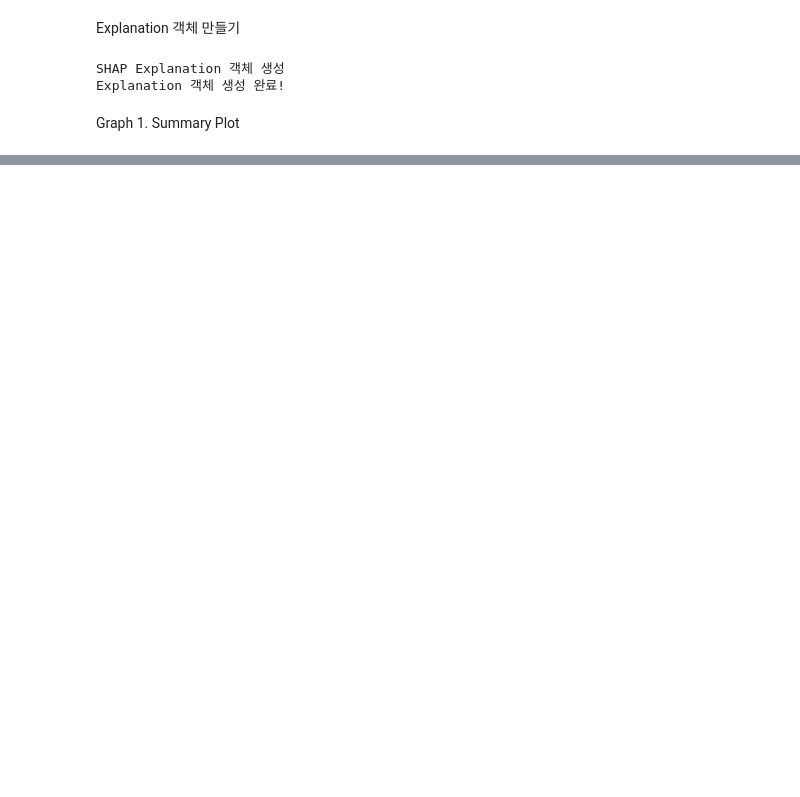
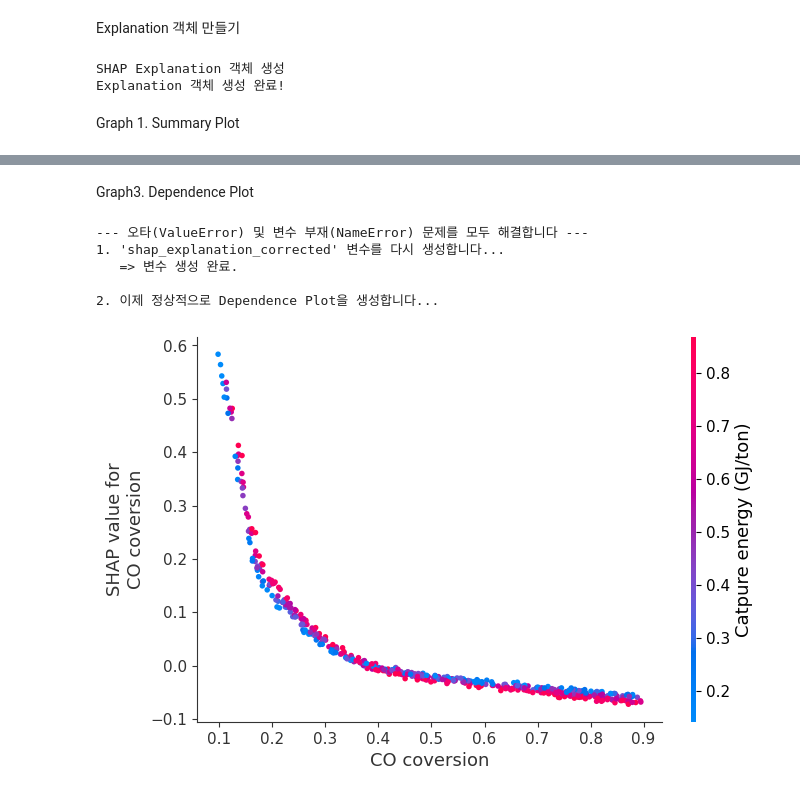
Before and after one commit to foodbanana/SHAP_XAI_project, a Jupyter notebook: CO2RR_SHAP_0807.ipynb, the cells around one changed output, grey strips where cells are left out. Saved outputs shown, nothing was run; the diff lists cells and outputs as text; code cells hidden in the pictures; blank space fills up the shorter version.

```diff
--- a/CO2RR_SHAP_0807.ipynb
+++ b/CO2RR_SHAP_0807.ipynb
@@ -689,0 +703,40 @@ plt.show()
+# %% [markdown]
+Graph3. Dependence Plot
+# %%
+# [최종 해결 코드] NameError와 ValueError를 모두 해결한 버전
+
+import numpy as np
+import shap
+import matplotlib.pyplot as plt
+
+print("--- 오타(ValueError) 및 변수 부재(NameError) 문제를 모두 해결합니다 ---")
+
+# 1. 'shap_explanation_corrected' 변수를 다시 만듭니다.
+#    (이미 계산된 shap_values 변수는 그대로 사용합니다)
+print("1. 'shap_explanation_corrected' 변수를 다시 생성합니다...")
+shap_values_corrected = np.squeeze(shap_values)
+shap_explanation_corrected = shap.Explanation(
+    values=shap_values_corrected,
+    base_values=explainer.expected_value,
+    data=X_test_scaled,
+    feature_names=feature_names
+)
+print("   => 변수 생성 완료.")
+
+# 2. 오타를 수정한 이름("CO coversion")으로 Dependence Plot을 그립니다.
+print("\n2. 이제 정상적으로 Dependence Plot을 생성합니다...")
+shap.dependence_plot(
+    "CO coversion",  # <--- 'conversion'이 아니라 'coversion'으로 오타를 맞춰줍니다.
+    shap_explanation_corrected.values,
+    X_test_scaled,
+    feature_names=feature_names,
+    interaction_index="auto"
+)
+plt.show()
+# %% [output]
+--- 오타(ValueError) 및 변수 부재(NameError) 문제를 모두 해결합니다 ---
+1. 'shap_explanation_corrected' 변수를 다시 생성합니다...
+   => 변수 생성 완료.
+
+2. 이제 정상적으로 Dependence Plot을 생성합니다...
+[figure, added]
```
Also changed, not shown: parts of 11 cells of this notebook.
